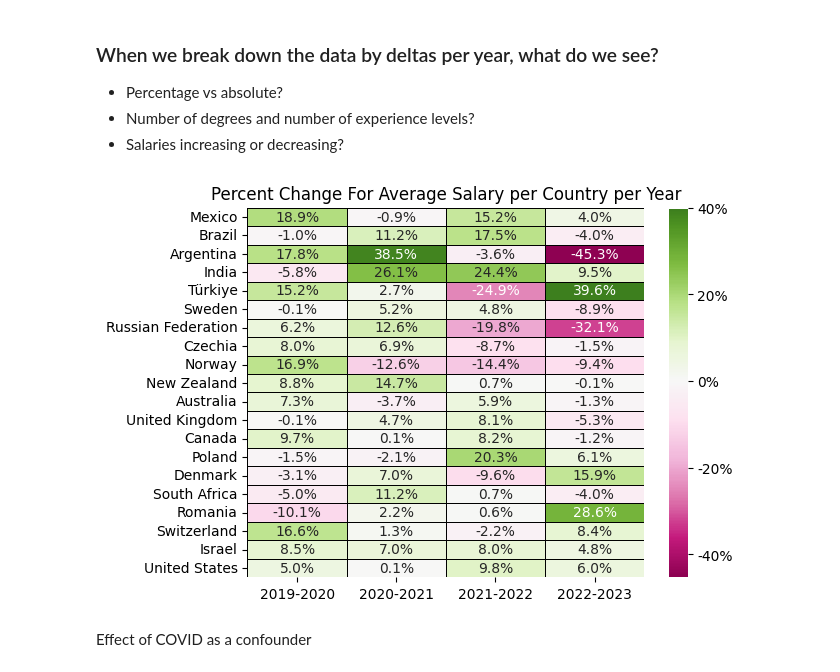
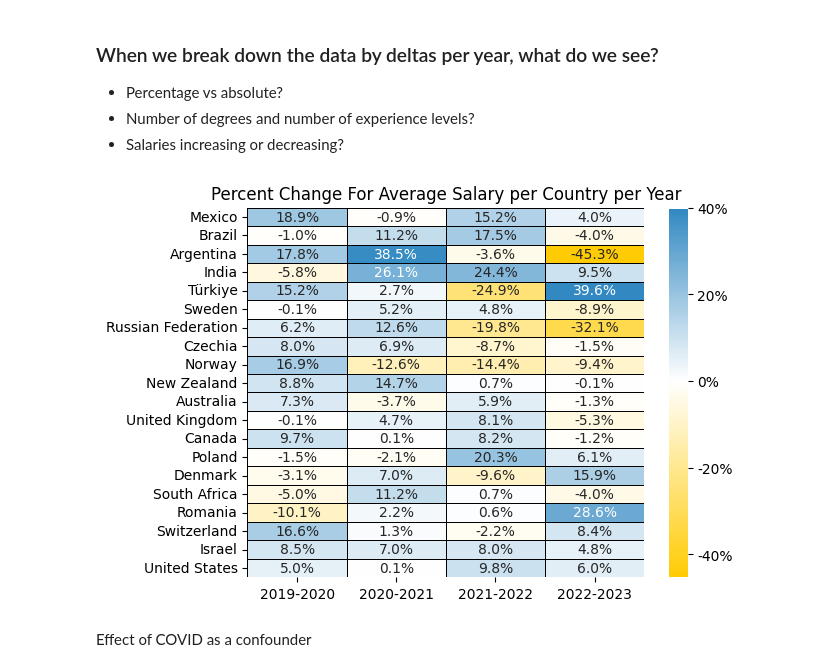
Before and after one commit to lmg1404/data_professionals_analysis, a Jupyter notebook: analysis1.ipynb, the cells around one changed output. Cells and saved outputs as stored; diff of their text form; code cells hidden in the pictures.

```diff
--- a/analysis1.ipynb
+++ b/analysis1.ipynb
@@ -431,24 +533,34 @@ Languages/DB gaining popularity?
 - Salaries increasing or decreasing?
 # %%
 alpha2_to_name = {country.alpha_2: country.name for country in pycountry.countries}
+
+from matplotlib.colors import LinearSegmentedColormap
+
+# Define the colors
+positive_blue = "#1779BA"
+negative_yellow = "#FFCB05"
+
+# Create a custom diverging colormap
+colors = [(0, negative_yellow), (0.5, 'white'), (1, positive_blue)]
+custom_cmap = LinearSegmentedColormap.from_list("Custom Colormap", colors)
 
 pivot = pd.pivot_table(merged, values="usd_2023", index="country", columns="year", aggfunc="mean")
 pivot = pivot.dropna()
 # pivot = pivot[pivot["country"].isin(countries)]
 pivot = pivot.loc[countries, :]
 pivot = pivot.pct_change(axis=1)
 pivot.columns = ["2019"] + [f"{int(year)-1}-{year}" for year in pivot.columns[1:]]
 pivot = pivot.drop("2019", axis=1)
 pivot.index = [alpha2_to_name[country] for country in pivot.index]
 
 plt.title("Percent Change For Average Salary per Country per Year")
-ax = sns.heatmap(pivot, annot=True, center=0, fmt="0.01%", cmap="PiYG", linecolor='k', linewidths=0.5)
+ax = sns.heatmap(pivot, annot=True, center=0, fmt="0.01%", linecolor='k', linewidths=0.5, cmap=custom_cmap)
 cbar = ax.collections[0].colorbar
 cbar.set_ticks([-0.4,  -0.2, 0, 0.2, 0.4])
 cbar.set_ticklabels(['-40%', '-20%', '0%', '20%', '40%'])
 plt.show()
 # %% [output]
-[figure, old version]
+[figure, new version]
 # %% [markdown]
 Effect of COVID as a confounder
 # %%
```
Also changed, not shown: parts of 12 cells of this notebook, 4 other files.
